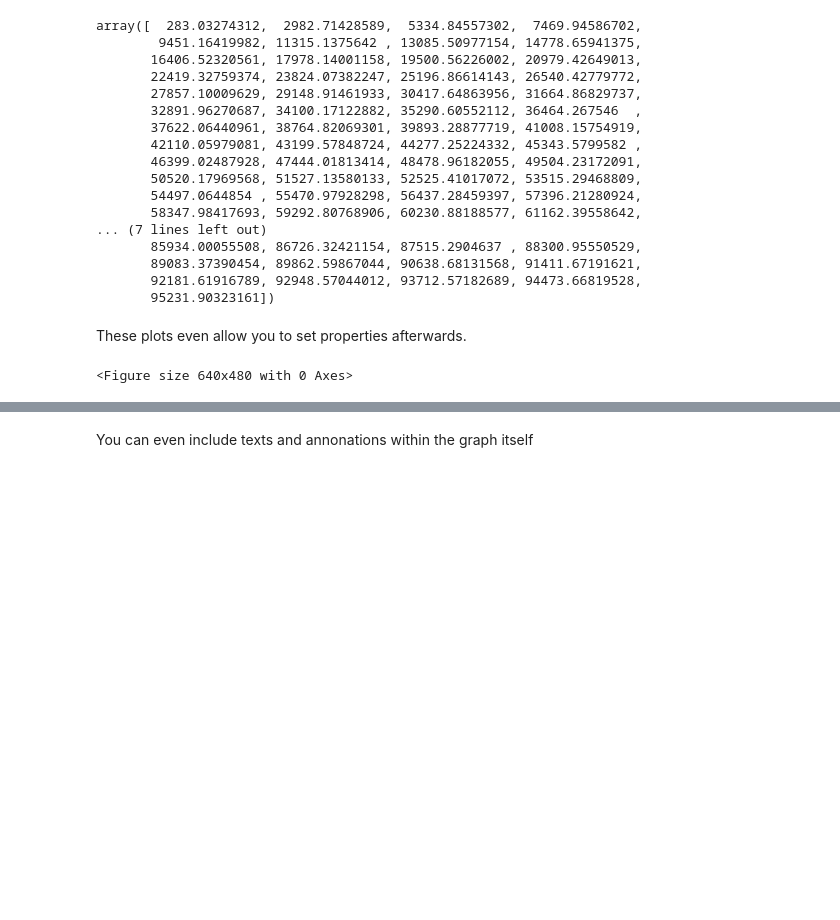
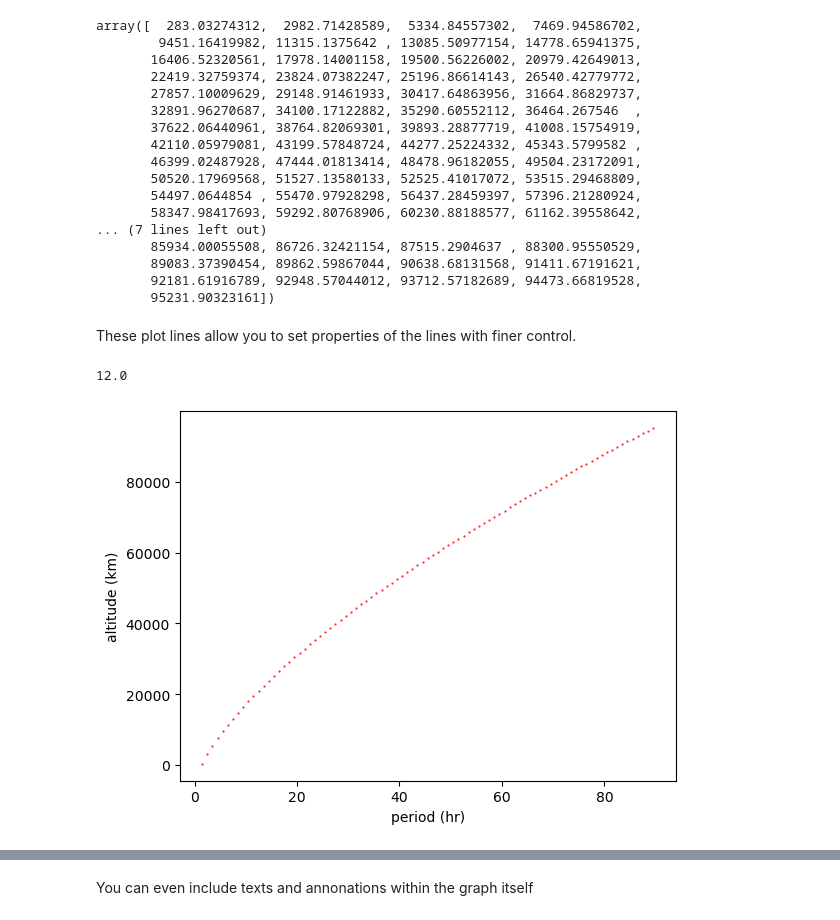
Before and after one commit to matteoostland/main, a Jupyter notebook: Python/PythonVisual.ipynb, the cells around one changed output, grey strips where cells are left out. Drawn from its saved outputs; the diff is of its cells as text; code cells hidden in the pictures; blank space fills up the shorter version.

```diff
--- a/Python/PythonVisual.ipynb
+++ b/Python/PythonVisual.ipynb
@@ -57,11 +59,18 @@ array([  283.03274312,  2982.71428589,  5334.84557302,  7469.94586702,
        92181.61916789, 92948.57044012, 93712.57182689, 94473.66819528,
        95231.90323161])
 # %% [markdown]
-These plots even allow you to set properties afterwards.
+These plot lines allow you to set properties of the lines with finer control.
-# %%
-ploth[0].set_linewidth(9)
-mp.draw()
-# %% [output]
-<Figure size 640x480 with 0 Axes>
+# %%
+ploth[0].get_linewidth()
+ploth[0].get_markersize()
+# %% [output]
+12.0
+# %%
+ploth = mp.plot(x,y/1000,'r.', markersize = 2)
+mp.xlabel("period (hr)")
+mp.ylabel("altitude (km)")
+ploth[0].set_linewidth(9)
+# %% [output]
+[figure, added]
 # %% [markdown]
 ### Scatter()
```
Also changed, not shown: parts of 6 cells of this notebook.
